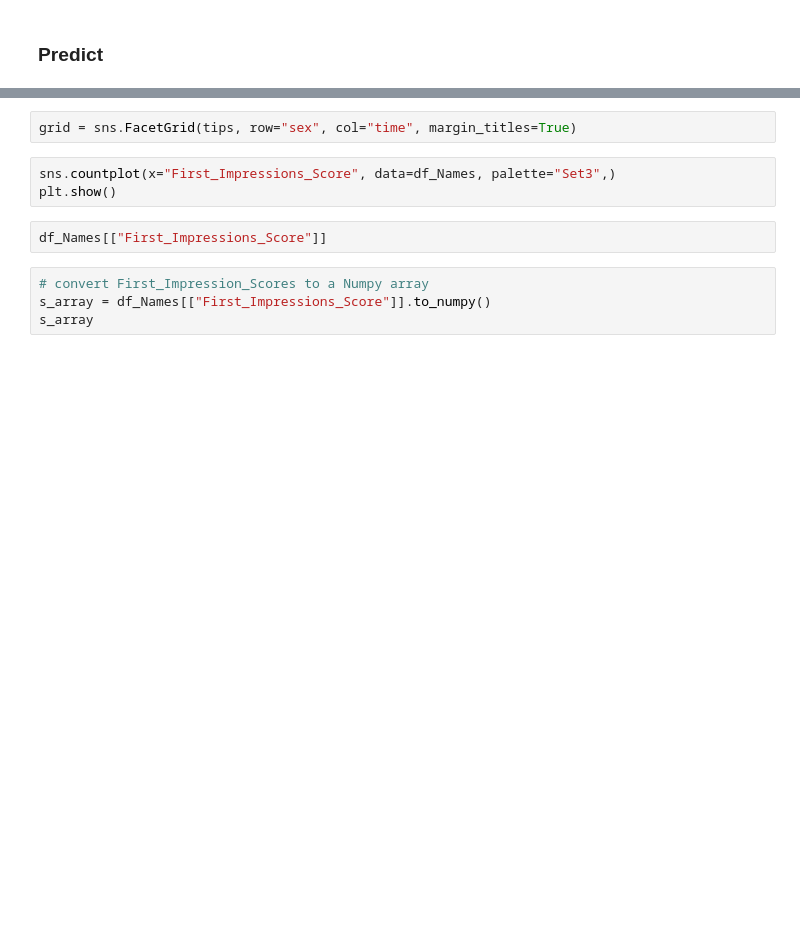
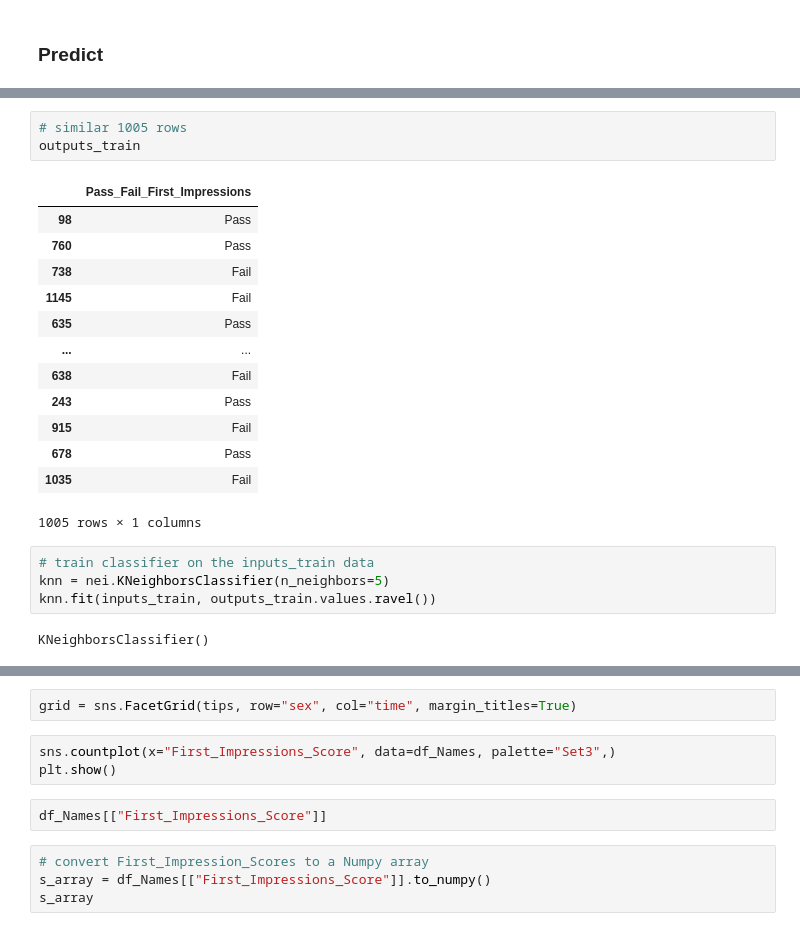
Before and after one commit to Deego88/Programming_for_Data_Analysis_Project_2020, a Jupyter notebook: Programming_for_Data_Analysis_Project_2020.ipynb, the cells around one changed output, grey strips where cells are left out. Saved outputs shown, nothing was run; the diff lists cells and outputs as text; blank space fills up the shorter version.

```diff
--- a/Programming_for_Data_Analysis_Project_2020.ipynb
+++ b/Programming_for_Data_Analysis_Project_2020.ipynb
@@ -1074,0 +1115,23 @@ array(['Fail', 'Pass'], dtype=object)
+# %%
+# similar 1005 rows
+outputs_train
+# %% [output]
+|  | Pass_Fail_First_Impressions |
+| 98 | Pass |
+| 760 | Pass |
+| 738 | Fail |
+| 1145 | Fail |
+| 635 | Pass |
+| ... | ... |
+| 638 | Fail |
+| 243 | Pass |
+| 915 | Fail |
+| 678 | Pass |
+| 1035 | Fail |
+1005 rows × 1 columns
+# %%
+# train classifier on the inputs_train data
+knn = nei.KNeighborsClassifier(n_neighbors=5)
+knn.fit(inputs_train, outputs_train.values.ravel())
+# %% [output]
+KNeighborsClassifier()
```
Also changed, not shown: parts of 27 cells of this notebook.
